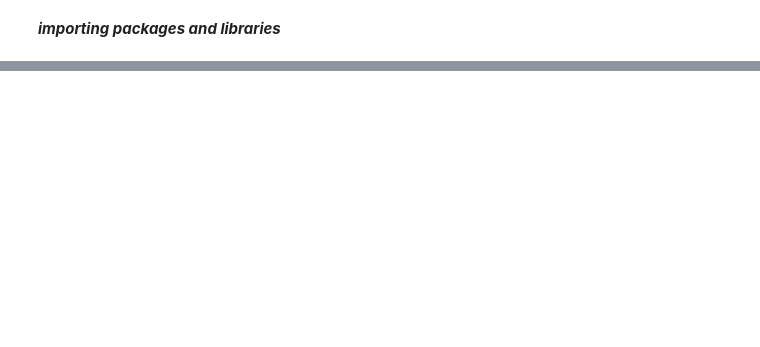
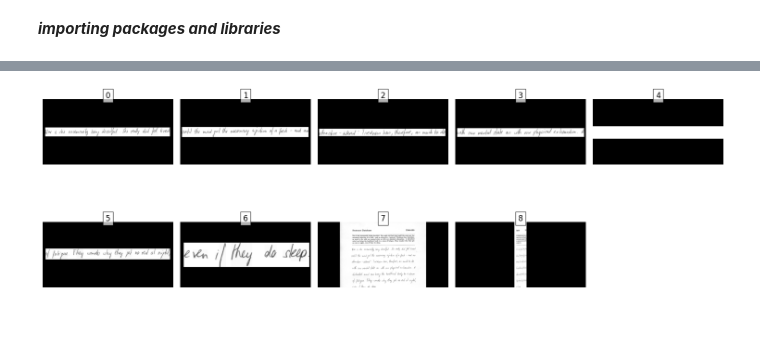
Before and after one commit to Hungry-munk/CRNN-for-OCR-, a Jupyter notebook: data_processing.ipynb, the cells around one changed output, grey strips where cells are left out. Drawn from its saved outputs; the diff is of its cells as text; code cells hidden in the pictures; blank space fills up the shorter version.

Commit message:
my image displayer in tester function file working and imported the functions to the data tester to find cropping and padding doesnt work

```diff
--- a/data_processing.ipynb
+++ b/data_processing.ipynb
@@ -292,0 +294,4 @@ InternalError: {{function_node __wrapped__MatMul_device_/job:localhost/replica:0
+# %%
+inpute_batch_displayer(X)
+# %% [output]
+[figure, added]
```
Also changed, not shown: parts of 3 cells of this notebook, 1 other file.
